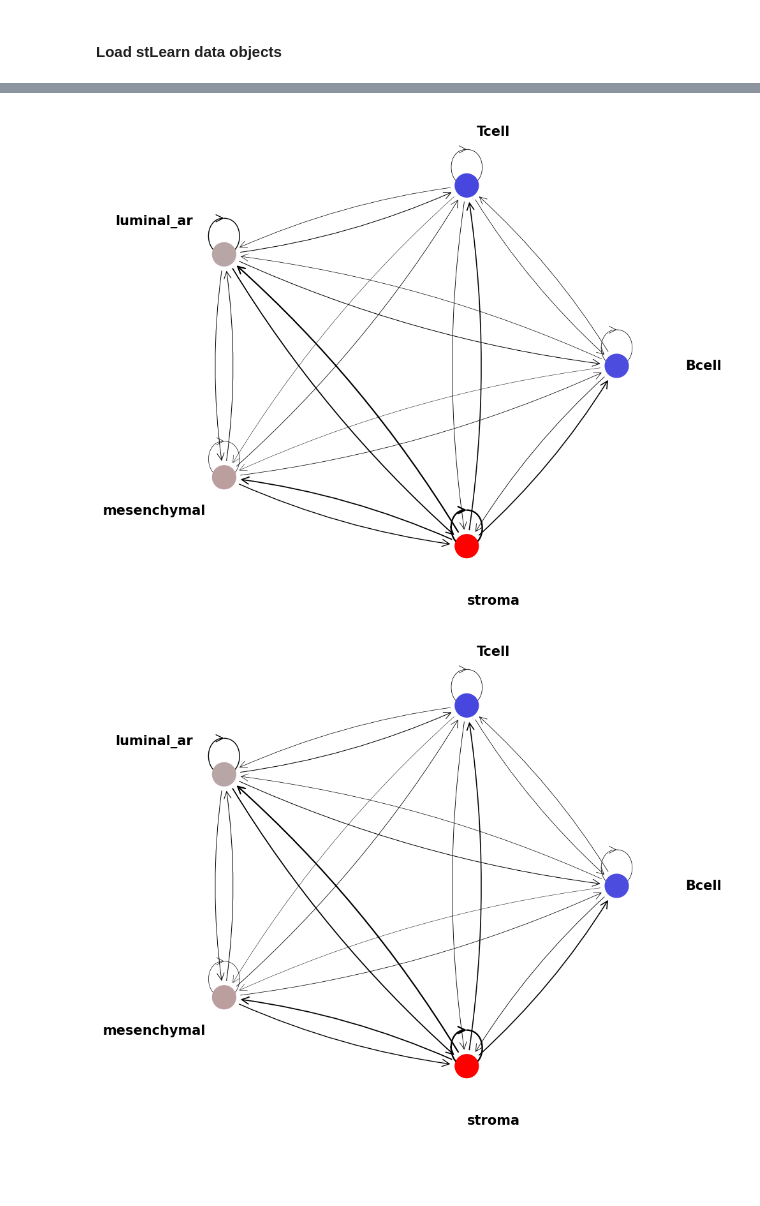
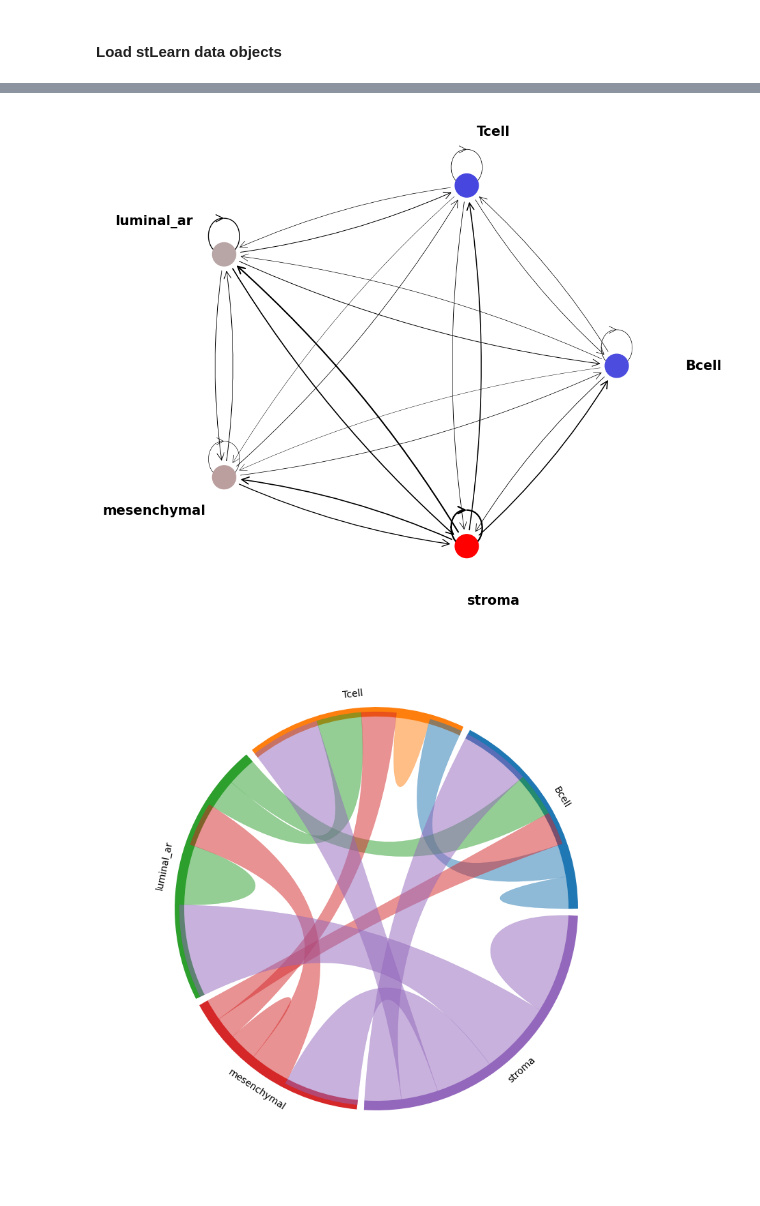
Before and after one commit to BiomedicalMachineLearning/MultimodalCCI, a Jupyter notebook: examples/benchmarking.ipynb, the cells around one changed output, grey strips where cells are left out. Cells and saved outputs as stored; diff of their text form; code cells hidden in the pictures; blank space fills up the shorter version.

```diff
--- a/examples/benchmarking.ipynb
+++ b/examples/benchmarking.ipynb
@@ -331,13 +54,17 @@ mmcci.plt.network_plot(stlearn_overall)
 # %%
 mmcci.plt.network_plot(squidpy_overalls[0])
+mmcci.plt.chord_plot(squidpy_overalls[0])
 mmcci.plt.network_plot(squidpy_overalls[1])
+mmcci.plt.chord_plot(squidpy_overalls[1])
 mmcci.plt.network_plot(squidpy_overalls[2])
+mmcci.plt.chord_plot(squidpy_overalls[2])
 
 lr_pairs = mmcci.it.get_majority_lr_pairs(squidpy_cci)
 squidpy_avg = mmcci.it.get_avg_lr_pairs(squidpy_cci, lr_pairs)
 squidpy_overall = mmcci.it.calculate_overall_interactions(squidpy_avg)
 mmcci.plt.network_plot(squidpy_overall)
+mmcci.plt.chord_plot(squidpy_overall)
 # %% [output]
 [figure]
-[figure, old version]
+[figure, new version]
 [figure]
```
Also changed, not shown: parts of 6 cells of this notebook, 11 other files.
